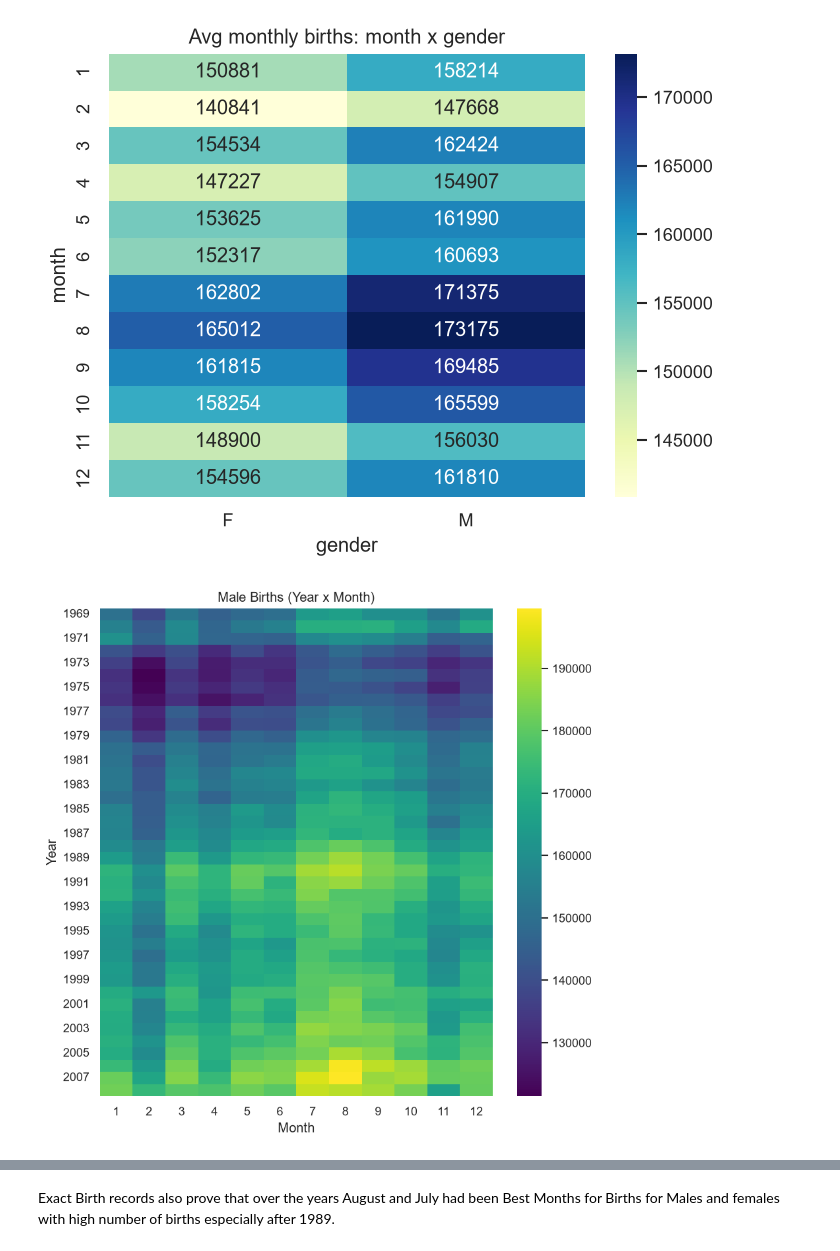
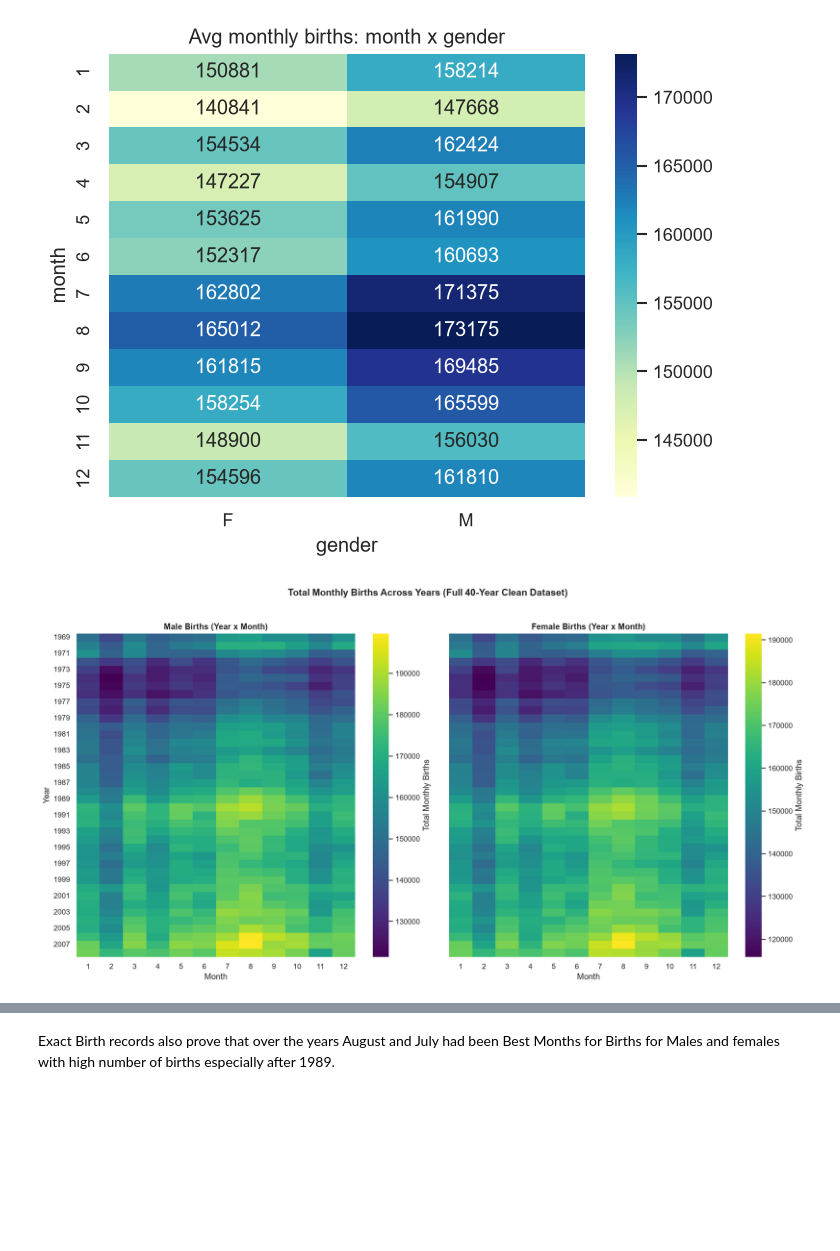
Before and after one commit to muneeb112233/Data_Analysis, a Jupyter notebook: Birth_Rate/Analysis.ipynb, the cells around one changed output, grey strips where cells are left out. Cells and saved outputs as stored; diff of their text form; code cells hidden in the pictures; blank space fills up the shorter version.

Commit message:
HeatmapDone

```diff
--- a/Birth_Rate/Analysis.ipynb
+++ b/Birth_Rate/Analysis.ipynb
@@ -422,17 +422,51 @@ plt.show()
 [figure]
 # %%
 #Filter for one gender and pivot: 40 rows (Year) x 12 columns (Month)
-hm2_piv = clean[clean["gender"] == "M"].pivot(
+hm_m_piv = clean[clean["gender"] == "M"].pivot(
+    index="year", columns="month", values="births"
+)
+hm_f_piv = clean[clean["gender"] == "F"].pivot(
     index="year", columns="month", values="births"
 )
 
-#Plot (annot=False so text isn't overcrowded across 480 cells)
-plt.figure(figsize=(8, 8))
-sns.heatmap(hm2_piv, annot=False, cmap="viridis")
+#Side-by-side Heatmap Subplots
+fig, axes = plt.subplots(1, 2, figsize=(16, 8), sharey=True)
 
-plt.title("Male Births (Year x Month)")
-plt.xlabel("Month")
-plt.ylabel("Year")
+# Male Subplot
+sns.heatmap(
+    hm_m_piv,
+    annot=False,
+    cmap="viridis",
+    ax=axes[0],
+    cbar_kws={"label": "Total Monthly Births"},
+)
+axes[0].set_title("Male Births (Year x Month)", fontsize=12, fontweight="bold")
+axes[0].set_xlabel("Month")
+axes[0].set_ylabel("Year")
+
+# Female Subplot
+sns.heatmap(
+    hm_f_piv,
+    annot=False,
+    cmap="viridis",
+    ax=axes[1],
+    cbar_kws={"label": "Total Monthly Births"},
+)
+axes[1].set_title(
+    "Female Births (Year x Month)", fontsize=12, fontweight="bold"
+)
+axes[1].set_xlabel("Month")
+axes[1].set_ylabel("")
+
+plt.suptitle(
+    "Total Monthly Births Across Years (Full 40-Year Clean Dataset)",
+    fontsize=14,
+    fontweight="bold",
+    y=1.02,
+)
+plt.tight_layout()
+
+plt.savefig("HeatMap-year_x_month_clean_960_subplots.png", dpi=300, bbox_inches="tight")
 plt.show()
 # %% [output]
-[figure, old version]
+[figure, new version]
```
Also changed, not shown: parts of 1 cell of this notebook, 10 other files.
